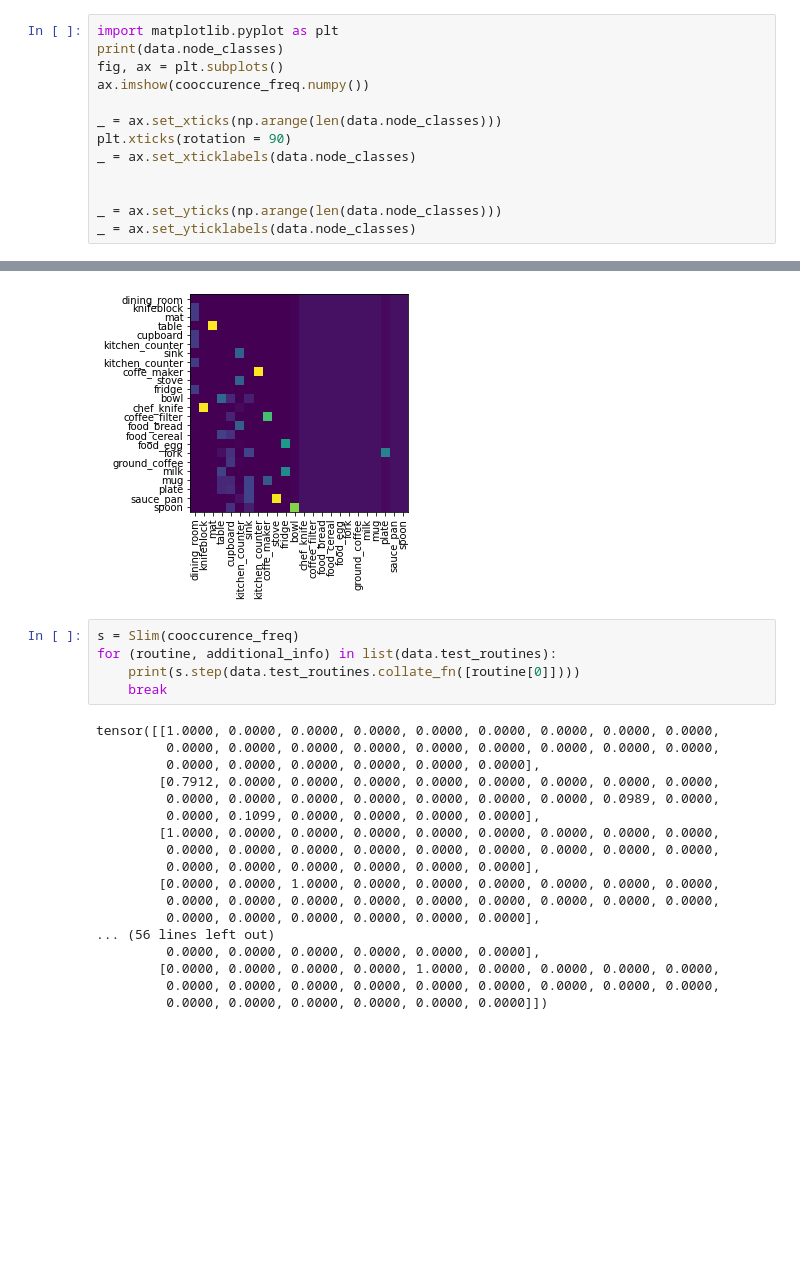
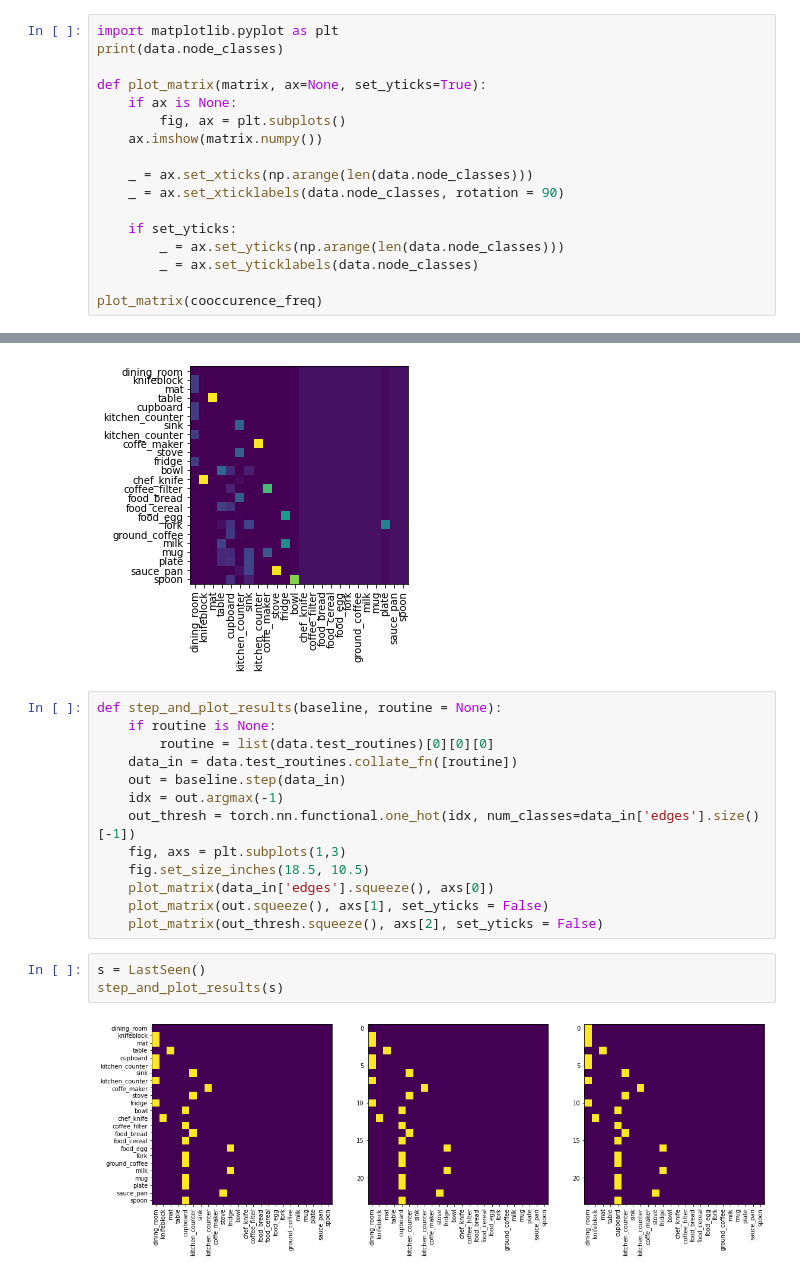
Before and after one commit to Maithili/SpatioTemporalObjectTracking, a Jupyter notebook: baselines/test.ipynb, the cells around one changed output, grey strips where cells are left out. Drawn from its saved outputs; the diff is of its cells as text; blank space fills up the shorter version.

Commit message:
Added basic baselines

```diff
--- a/baselines/test.ipynb
+++ b/baselines/test.ipynb
@@ -29,39 +29,38 @@ cooccurence_freq = get_cooccurence_frequency(data)
 # %%
 import matplotlib.pyplot as plt
 print(data.node_classes)
-fig, ax = plt.subplots()
-ax.imshow(cooccurence_freq.numpy())
 
-_ = ax.set_xticks(np.arange(len(data.node_classes)))
-plt.xticks(rotation = 90)
-_ = ax.set_xticklabels(data.node_classes)
+def plot_matrix(matrix, ax=None, set_yticks=True):
+    if ax is None:
+        fig, ax = plt.subplots()
+    ax.imshow(matrix.numpy())
 
+    _ = ax.set_xticks(np.arange(len(data.node_classes)))
+    _ = ax.set_xticklabels(data.node_classes, rotation = 90)
 
-_ = ax.set_yticks(np.arange(len(data.node_classes)))
-_ = ax.set_yticklabels(data.node_classes)
+    if set_yticks:
+        _ = ax.set_yticks(np.arange(len(data.node_classes)))
+        _ = ax.set_yticklabels(data.node_classes)
+
+plot_matrix(cooccurence_freq)
 # %% [output]
 ['dining_room', 'knifeblock', 'mat', 'table', 'cupboard', 'kitchen_counter', 'sink', 'kitchen_counter', 'coffe_maker', 'stove', 'fridge', 'bowl', 'chef_knife', 'coffee_filter', 'food_bread', 'food_cer ...
 [figure]
-# %%
-s = Slim(cooccurence_freq)
-for (routine, additional_info) in list(data.test_routines):
-    print(s.step(data.test_routines.collate_fn([routine[0]])))
-    break
-# %% [output]
-tensor([[1.0000, 0.0000, 0.0000, 0.0000, 0.0000, 0.0000, 0.0000, 0.0000, 0.0000,
-         0.0000, 0.0000, 0.0000, 0.0000, 0.0000, 0.0000, 0.0000, 0.0000, 0.0000,
-         0.0000, 0.0000, 0.0000, 0.0000, 0.0000, 0.0000],
-        [0.7912, 0.0000, 0.0000, 0.0000, 0.0000, 0.0000, 0.0000, 0.0000, 0.0000,
-         0.0000, 0.0000, 0.0000, 0.0000, 0.0000, 0.0000, 0.0000, 0.0989, 0.0000,
-         0.0000, 0.1099, 0.0000, 0.0000, 0.0000, 0.0000],
-        [1.0000, 0.0000, 0.0000, 0.0000, 0.0000, 0.0000, 0.0000, 0.0000, 0.0000,
-         0.0000, 0.0000, 0.0000, 0.0000, 0.0000, 0.0000, 0.0000, 0.0000, 0.0000,
-         0.0000, 0.0000, 0.0000, 0.0000, 0.0000, 0.0000],
-        [0.0000, 0.0000, 1.0000, 0.0000, 0.0000, 0.0000, 0.0000, 0.0000, 0.0000,
-         0.0000, 0.0000, 0.0000, 0.0000, 0.0000, 0.0000, 0.0000, 0.0000, 0.0000,
-         0.0000, 0.0000, 0.0000, 0.0000, 0.0000, 0.0000],
-... (56 lines left out)
-         0.0000, 0.0000, 0.0000, 0.0000, 0.0000, 0.0000],
-        [0.0000, 0.0000, 0.0000, 0.0000, 1.0000, 0.0000, 0.0000, 0.0000, 0.0000,
-         0.0000, 0.0000, 0.0000, 0.0000, 0.0000, 0.0000, 0.0000, 0.0000, 0.0000,
-         0.0000, 0.0000, 0.0000, 0.0000, 0.0000, 0.0000]])
+# %%
+def step_and_plot_results(baseline, routine = None):
+    if routine is None:
+        routine = list(data.test_routines)[0][0][0]
+    data_in = data.test_routines.collate_fn([routine])
+    out = baseline.step(data_in)
+    idx = out.argmax(-1)
+    out_thresh = torch.nn.functional.one_hot(idx, num_classes=data_in['edges'].size()[-1])
+    fig, axs = plt.subplots(1,3)
+    fig.set_size_inches(18.5, 10.5)
+    plot_matrix(data_in['edges'].squeeze(), axs[0])
+    plot_matrix(out.squeeze(), axs[1], set_yticks = False)
+    plot_matrix(out_thresh.squeeze(), axs[2], set_yticks = False)
+# %%
+s = LastSeen()
+step_and_plot_results(s)
+# %% [output]
+[figure, added]
```
Also changed, not shown: parts of 4 cells of this notebook, 2 other files.
